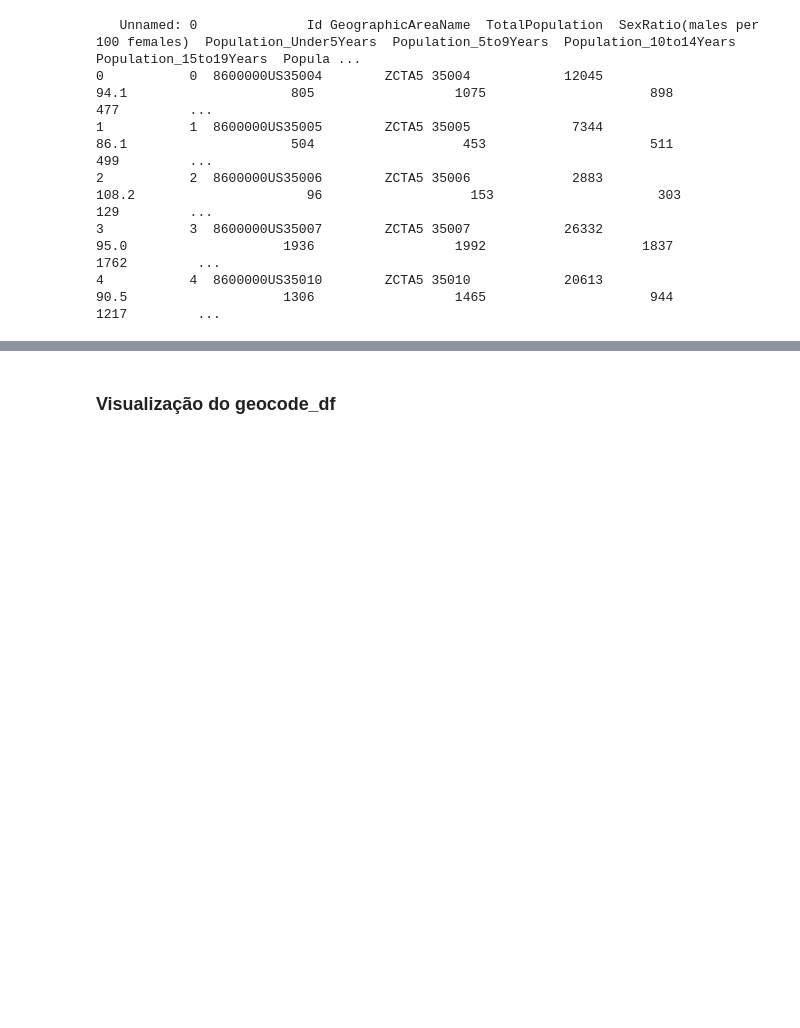
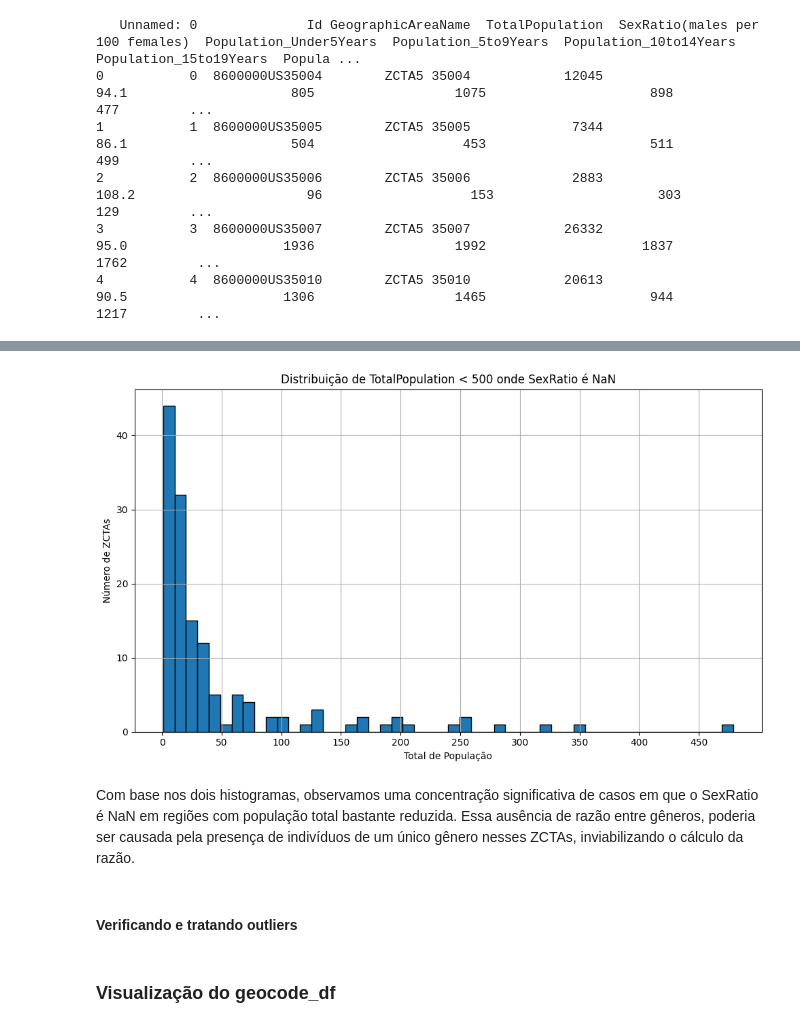
Before and after one commit to grmonteiroh/elo-group, a Jupyter notebook: consultoria laboratorio/notebooks/sanity_check.ipynb, the cells around one changed output, grey strips where cells are left out. Saved outputs shown, nothing was run; the diff lists cells and outputs as text; code cells hidden in the pictures; blank space fills up the shorter version.

```diff
--- a/consultoria laboratorio/notebooks/sanity_check.ipynb
+++ b/consultoria laboratorio/notebooks/sanity_check.ipynb
@@ -123,3 +319,21 @@ Nota-se que a maioria das colunas da base é numérica, com características rel
+# %%
+filtered_population = filtered_sexratio_nan[filtered_sexratio_nan["TotalPopulation"] < 500]
+
+plt.figure(figsize=(10, 6))
+plt.hist(filtered_population["TotalPopulation"], bins=50, edgecolor='black')
+plt.title("Distribuição de TotalPopulation < 500 onde SexRatio é NaN")
+plt.xlabel("Total de População")
+plt.ylabel("Número de ZCTAs")
+plt.grid(True)
+plt.xticks(np.arange(0, 500, 50))  # Adiciona mais marcações no eixo x
+plt.tight_layout()
+plt.show()
+# %% [output]
+[figure, added]
+# %% [markdown]
+Com base nos dois histogramas, observamos uma concentração significativa de casos em que o SexRatio é NaN em regiões com população total bastante reduzida. Essa ausência de razão entre gêneros, poderia ser causada pela presença de indivíduos de um único gênero nesses ZCTAs, inviabilizando o cálculo da razão.
+# %% [markdown]
+#### Verificando e tratando outliers
 # %% [markdown]
 ### Visualização do geocode_df
 # %%
```
Also changed, not shown: parts of 28 cells of this notebook.
